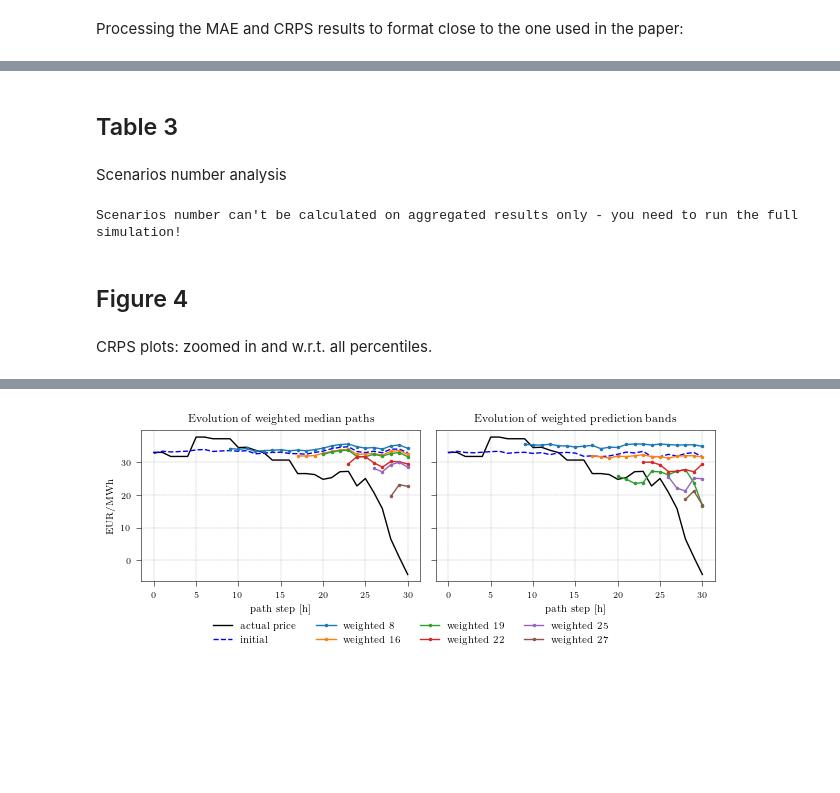
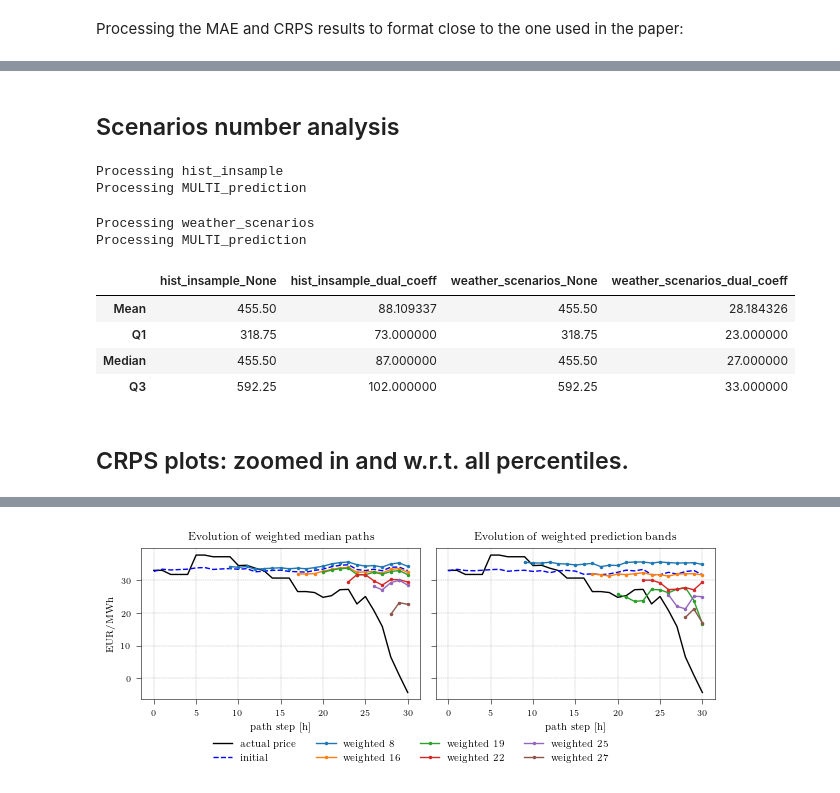
Before and after one commit to pucandrzej/csvr_scenario_generation, a Jupyter notebook: forecasting_study_tables_and_figures.ipynb, the cells around one changed output, grey strips where cells are left out. Saved outputs shown, nothing was run; the diff lists cells and outputs as text; code cells hidden in the pictures; blank space fills up the shorter version.

```diff
--- a/forecasting_study_tables_and_figures.ipynb
+++ b/forecasting_study_tables_and_figures.ipynb
@@ -22,4 +22,6 @@ import matplotlib.pyplot as plt
 Paper_width = 6.30045
 plt.style.use("paper_style.mplstyle")
 
-full_results_available = False
+full_results_available = (
+    False  # !!! only change to True if you also have the continuous intraday data !!!
+)
@@ -35,7 +35,7 @@ probab_approaches = [
     "benchmark",
     "hist_insample",
     "weather_scenarios",
-]  # , "hist_insample"]
+]
 
 config_avg_pinball_results = {}
 config_avg_mae_results = {}
@@ -82,11 +82,18 @@ for probab_approach in probab_approaches:
             for fil in [
                 f
                 for f in os.listdir(MAE_CRPS_RESULTS_DIR)
-                if f.startswith(f"{probab_approach}_{model_name}")
+                if f.replace(
+                    "benchmark_benchmark", "benchmark_benchmark_prediction"
+                ).startswith(f"CRPS_{probab_approach}_{model_name}")
                 and f.endswith(
                     f"{wasserstein_stopping_crit}_{scenarios_sampling_method}_{required_scenarios}.csv"
                 )
-                and int(f.split(f"{model_name}_")[1].split("_")[0]) in deliveries
+                and int(
+                    f.replace("benchmark_benchmark", "benchmark_benchmark_prediction")
+                    .split(f"{model_name}_")[1]
+                    .split("_")[0]
+                )
+                in deliveries
             ]:
                 df = pd.read_csv(os.path.join(MAE_CRPS_RESULTS_DIR, fil))
                 crps_avg.append(df["pinball"])
@@ -94,20 +101,21 @@ for probab_approach in probab_approaches:
             for fil in [
                 f
                 for f in os.listdir(MAE_CRPS_RESULTS_DIR)
-                if f.startswith(f"MAE_{probab_approach}_{model_name}_")
+                if f.replace(
+                    "benchmark_benchmark", "benchmark_benchmark_prediction"
+                ).startswith(f"MAE_{probab_approach}_{model_name}_")
                 and f.endswith(
                     f"{wasserstein_stopping_crit}_{scenarios_sampling_method}_{required_scenarios}.csv"
                 )
-                and int(f.split(f"{model_name}_")[1].split("_")[0]) in deliveries
+                and int(
+                    f.replace("benchmark_benchmark", "benchmark_benchmark_prediction")
+                    .split(f"{model_name}_")[1]
+                    .split("_")[0]
+                )
+                in deliveries
             ]:
                 df = pd.read_csv(os.path.join(MAE_CRPS_RESULTS_DIR, fil))
                 mae_avg.append(df["mae"])
-
-            if len(crps_avg) == 0:
-                pass
-
-            if len(mae_avg) == 0:
-                pass
 
             print(f"MAE length: {len(mae_avg)}, CRPS length: {len(crps_avg)}")
 
@@ -303,10 +311,8 @@ pivotted_df
 | 6 | benchmark | 28.0 | NaN | NaN | NaN | NaN | 1.995 |
 | 7 | benchmark | 182.0 | NaN | NaN | NaN | NaN | 1.953 |
 | 8 | benchmark | None | NaN | NaN | NaN | NaN | 1.947 |
-# %% [markdown]
-## Table 3
 # %% [markdown]
-Scenarios number analysis
+## Scenarios number analysis
 # %%
 if full_results_available:
     import os
@@ -377,7 +383,10 @@ else:
         "Scenarios number can't be calculated on aggregated results only - you need to run the full simulation!"
     )
 # %% [output]
-Scenarios number can't be calculated on aggregated results only - you need to run the full simulation!
+Processing hist_insample
+Processing MULTI_prediction
+Processing weather_scenarios
+Processing MULTI_prediction
 # %%
 if full_results_available:  # List of methods (ensure order is consistent)
     methods = ["dual_coeff", None]
@@ -407,8 +416,14 @@ if full_results_available:  # List of methods (ensure order is consistent)
         os.path.join(PAPER_TABLES_DIR, "scenarios_number_distribution.csv")
     )
     summary_df
-# %% [markdown]
-## Figure 4
+# %%
+summary_df
+# %% [output]
+|  | hist_insample_None | hist_insample_dual_coeff | weather_scenarios_None | weather_scenarios_dual_coeff |
+| Mean | 455.50 | 88.109337 | 455.50 | 28.184326 |
+| Q1 | 318.75 | 73.000000 | 318.75 | 23.000000 |
+| Median | 455.50 | 87.000000 | 455.50 | 27.000000 |
+| Q3 | 592.25 | 102.000000 | 592.25 | 33.000000 |
 # %% [markdown]
-CRPS plots: zoomed in and w.r.t. all percentiles.
+## CRPS plots: zoomed in and w.r.t. all percentiles.
 # %%
```
Also changed, not shown: parts of 15 cells of this notebook, 22 other files.
